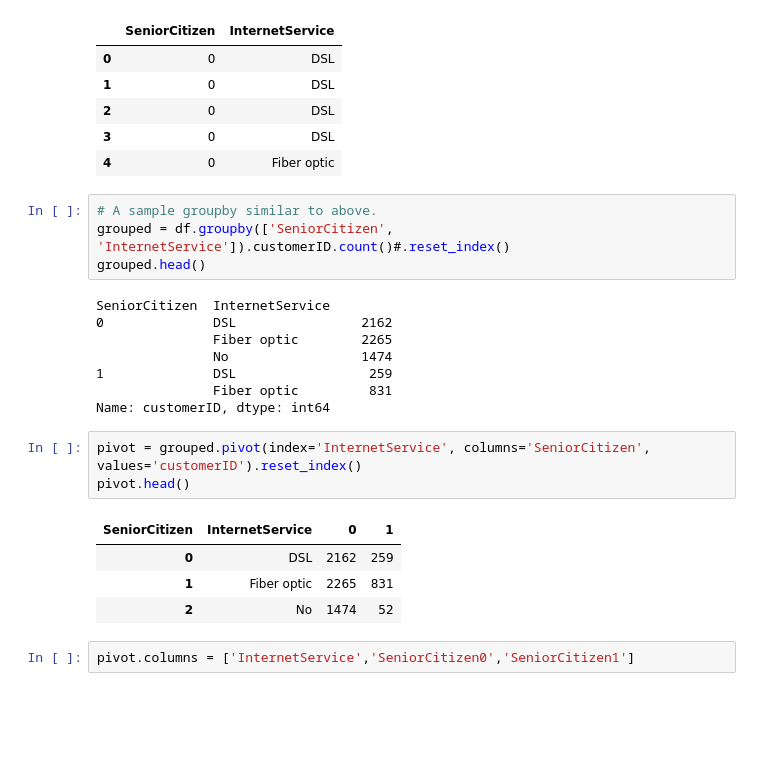
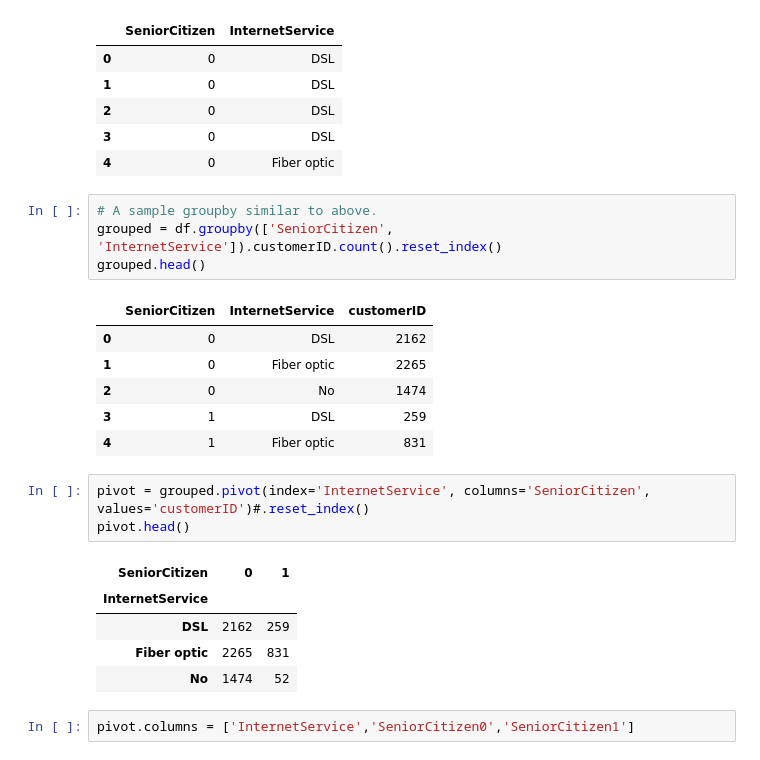
Before and after one commit to JC-B/ds-categorical-vars-heatmap-qa-internal, a Jupyter notebook: index.ipynb, the cells around one changed output. Cells and saved outputs as stored; diff of their text form; blank space fills up the shorter version.

```diff
--- a/index.ipynb
+++ b/index.ipynb
@@ -92,24 +92,24 @@ df[['SeniorCitizen', 'InternetService']].head()
 | 4 | 0 | Fiber optic |
 # %%
 # A sample groupby similar to above.
-grouped = df.groupby(['SeniorCitizen', 'InternetService']).customerID.count()#.reset_index()
+grouped = df.groupby(['SeniorCitizen', 'InternetService']).customerID.count().reset_index()
 grouped.head()
 # %% [output]
-SeniorCitizen  InternetService
-0              DSL                2162
-               Fiber optic        2265
-               No                 1474
-1              DSL                 259
-               Fiber optic         831
-Name: customerID, dtype: int64
+|  | SeniorCitizen | InternetService | customerID |
+| 0 | 0 | DSL | 2162 |
+| 1 | 0 | Fiber optic | 2265 |
+| 2 | 0 | No | 1474 |
+| 3 | 1 | DSL | 259 |
+| 4 | 1 | Fiber optic | 831 |
 # %%
-pivot = grouped.pivot(index='InternetService', columns='SeniorCitizen', values='customerID').reset_index()
+pivot = grouped.pivot(index='InternetService', columns='SeniorCitizen', values='customerID')#.reset_index()
 pivot.head()
 # %% [output]
-| SeniorCitizen | InternetService | 0 | 1 |
-| 0 | DSL | 2162 | 259 |
-| 1 | Fiber optic | 2265 | 831 |
-| 2 | No | 1474 | 52 |
+| SeniorCitizen | 0 | 1 |
+| InternetService |  |  |
+| DSL | 2162 | 259 |
+| Fiber optic | 2265 | 831 |
+| No | 1474 | 52 |
 # %%
 pivot.columns = ['InternetService','SeniorCitizen0','SeniorCitizen1']
 # %%
```
